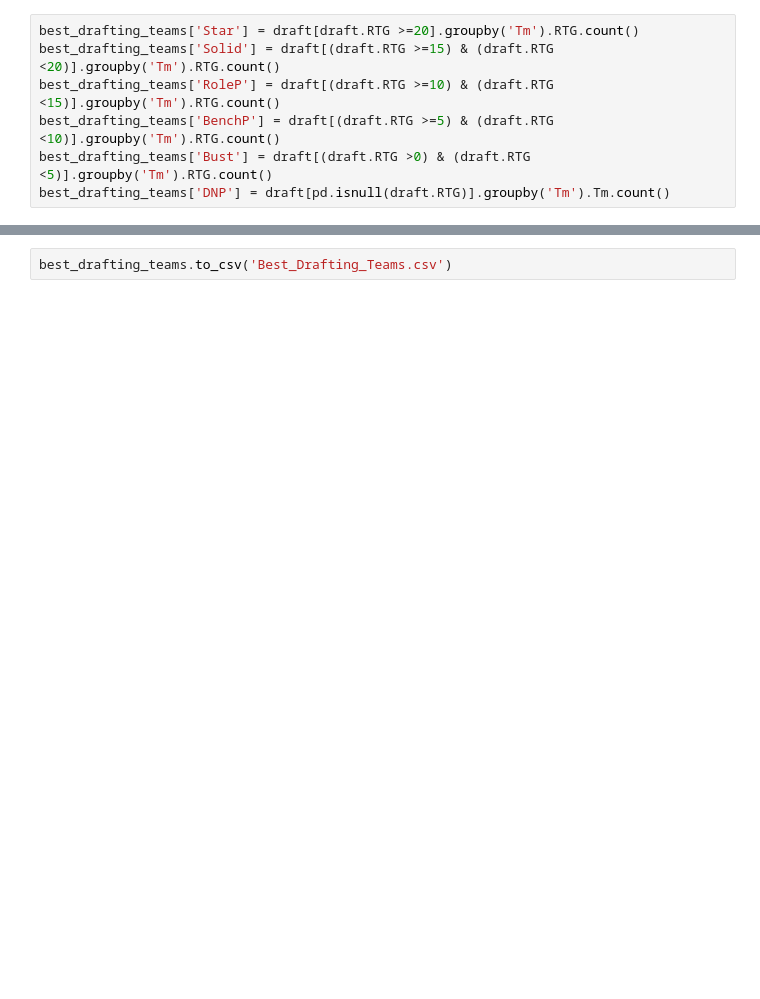
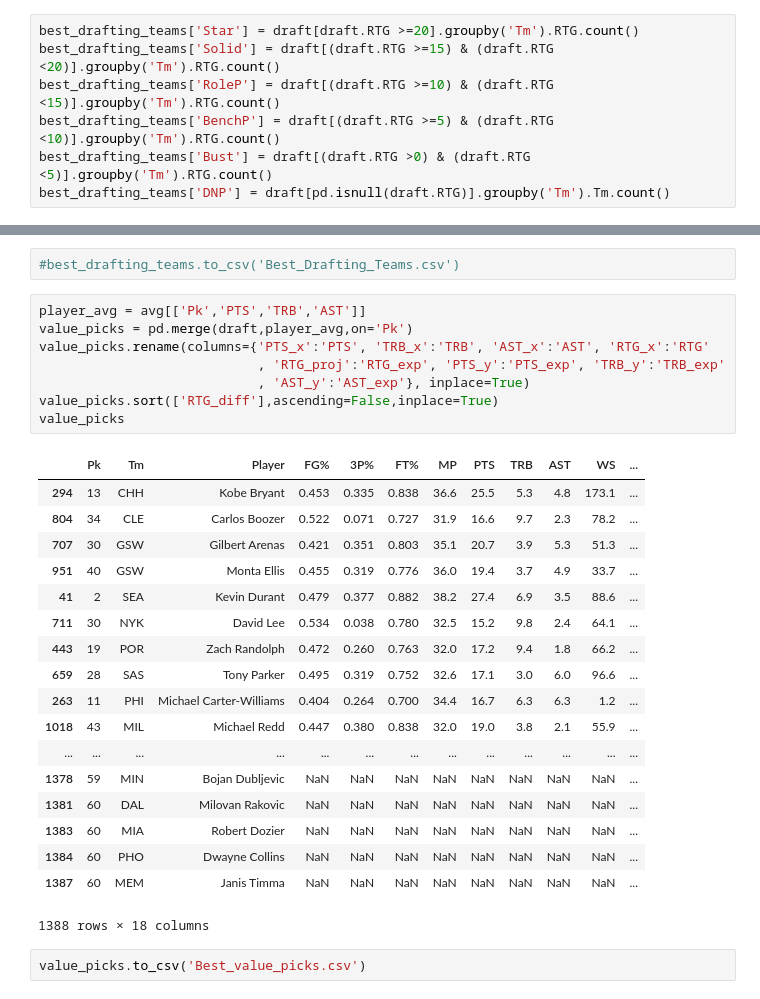
Before and after one commit to rentaow/project498, a Jupyter notebook: draft_PER/draft_pos_rating.ipynb, the cells around one changed output, grey strips where cells are left out. Saved outputs shown, nothing was run; the diff lists cells and outputs as text; blank space fills up the shorter version.

```diff
--- a/draft_PER/draft_pos_rating.ipynb
+++ b/draft_PER/draft_pos_rating.ipynb
@@ -197,2 +189,31 @@ best_drafting_teams
 # %%
-best_drafting_teams.to_csv('Best_Drafting_Teams.csv')
+#best_drafting_teams.to_csv('Best_Drafting_Teams.csv')
+# %%
+player_avg = avg[['Pk','PTS','TRB','AST']]
+value_picks = pd.merge(draft,player_avg,on='Pk')
+value_picks.rename(columns={'PTS_x':'PTS', 'TRB_x':'TRB', 'AST_x':'AST', 'RTG_x':'RTG'
+                            , 'RTG_proj':'RTG_exp', 'PTS_y':'PTS_exp', 'TRB_y':'TRB_exp'
+                            , 'AST_y':'AST_exp'}, inplace=True)
+value_picks.sort(['RTG_diff'],ascending=False,inplace=True)
+value_picks
+# %% [output]
+|  | Pk | Tm | Player | FG% | 3P% | FT% | MP | PTS | TRB | AST | WS | ... |
+| 294 | 13 | CHH | Kobe Bryant | 0.453 | 0.335 | 0.838 | 36.6 | 25.5 | 5.3 | 4.8 | 173.1 | ... |
+| 804 | 34 | CLE | Carlos Boozer | 0.522 | 0.071 | 0.727 | 31.9 | 16.6 | 9.7 | 2.3 | 78.2 | ... |
+| 707 | 30 | GSW | Gilbert Arenas | 0.421 | 0.351 | 0.803 | 35.1 | 20.7 | 3.9 | 5.3 | 51.3 | ... |
+| 951 | 40 | GSW | Monta Ellis | 0.455 | 0.319 | 0.776 | 36.0 | 19.4 | 3.7 | 4.9 | 33.7 | ... |
+| 41 | 2 | SEA | Kevin Durant | 0.479 | 0.377 | 0.882 | 38.2 | 27.4 | 6.9 | 3.5 | 88.6 | ... |
+| 711 | 30 | NYK | David Lee | 0.534 | 0.038 | 0.780 | 32.5 | 15.2 | 9.8 | 2.4 | 64.1 | ... |
+| 443 | 19 | POR | Zach Randolph | 0.472 | 0.260 | 0.763 | 32.0 | 17.2 | 9.4 | 1.8 | 66.2 | ... |
+| 659 | 28 | SAS | Tony Parker | 0.495 | 0.319 | 0.752 | 32.6 | 17.1 | 3.0 | 6.0 | 96.6 | ... |
+| 263 | 11 | PHI | Michael Carter-Williams | 0.404 | 0.264 | 0.700 | 34.4 | 16.7 | 6.3 | 6.3 | 1.2 | ... |
+| 1018 | 43 | MIL | Michael Redd | 0.447 | 0.380 | 0.838 | 32.0 | 19.0 | 3.8 | 2.1 | 55.9 | ... |
+| ... | ... | ... | ... | ... | ... | ... | ... | ... | ... | ... | ... | ... |
+| 1378 | 59 | MIN | Bojan Dubljevic | NaN | NaN | NaN | NaN | NaN | NaN | NaN | NaN | ... |
+| 1381 | 60 | DAL | Milovan Rakovic | NaN | NaN | NaN | NaN | NaN | NaN | NaN | NaN | ... |
+| 1383 | 60 | MIA | Robert Dozier | NaN | NaN | NaN | NaN | NaN | NaN | NaN | NaN | ... |
+| 1384 | 60 | PHO | Dwayne Collins | NaN | NaN | NaN | NaN | NaN | NaN | NaN | NaN | ... |
+| 1387 | 60 | MEM | Janis Timma | NaN | NaN | NaN | NaN | NaN | NaN | NaN | NaN | ... |
+1388 rows × 18 columns
+# %%
+value_picks.to_csv('Best_value_picks.csv')
```
Also changed, not shown: parts of 13 cells of this notebook, 3 other files.
